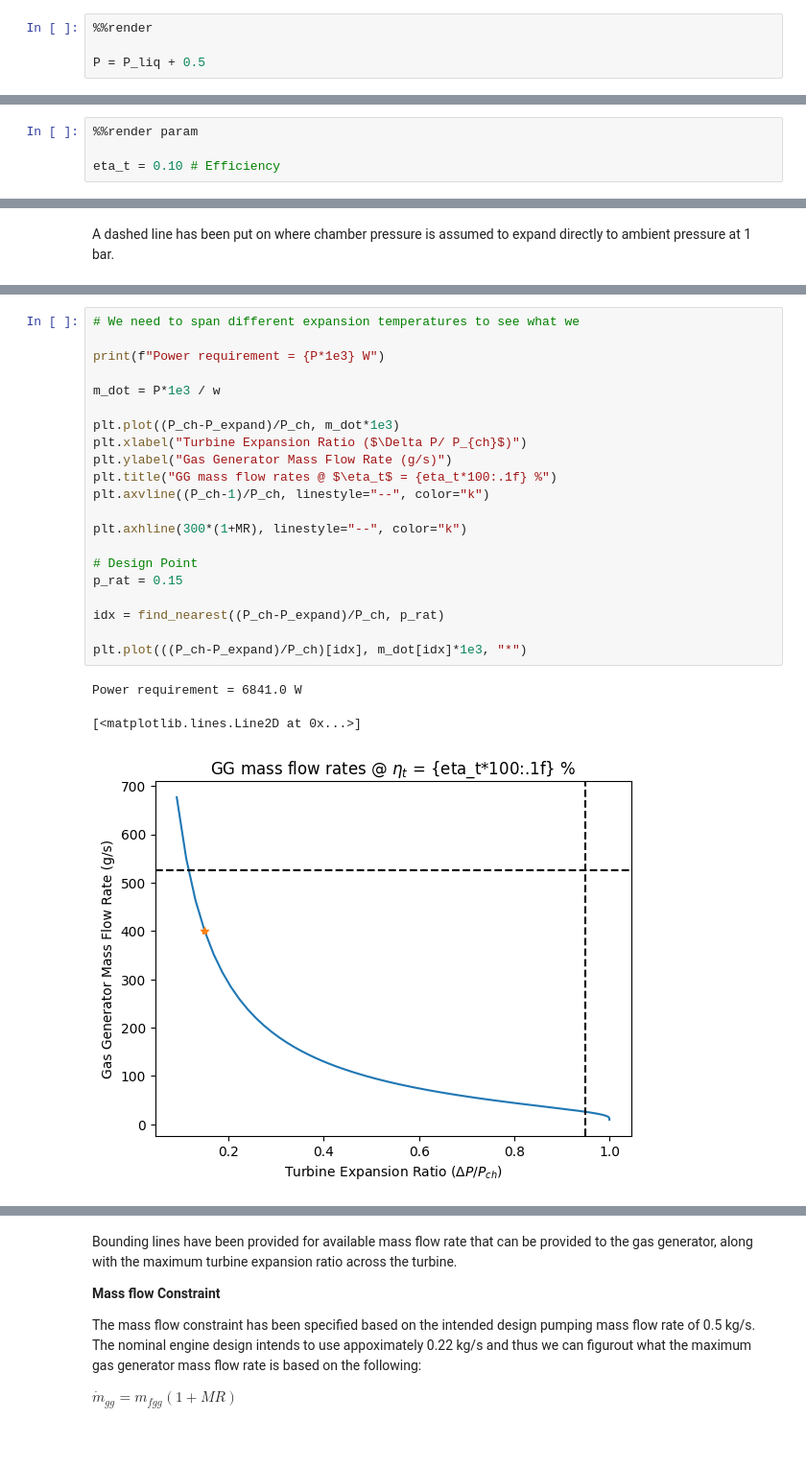
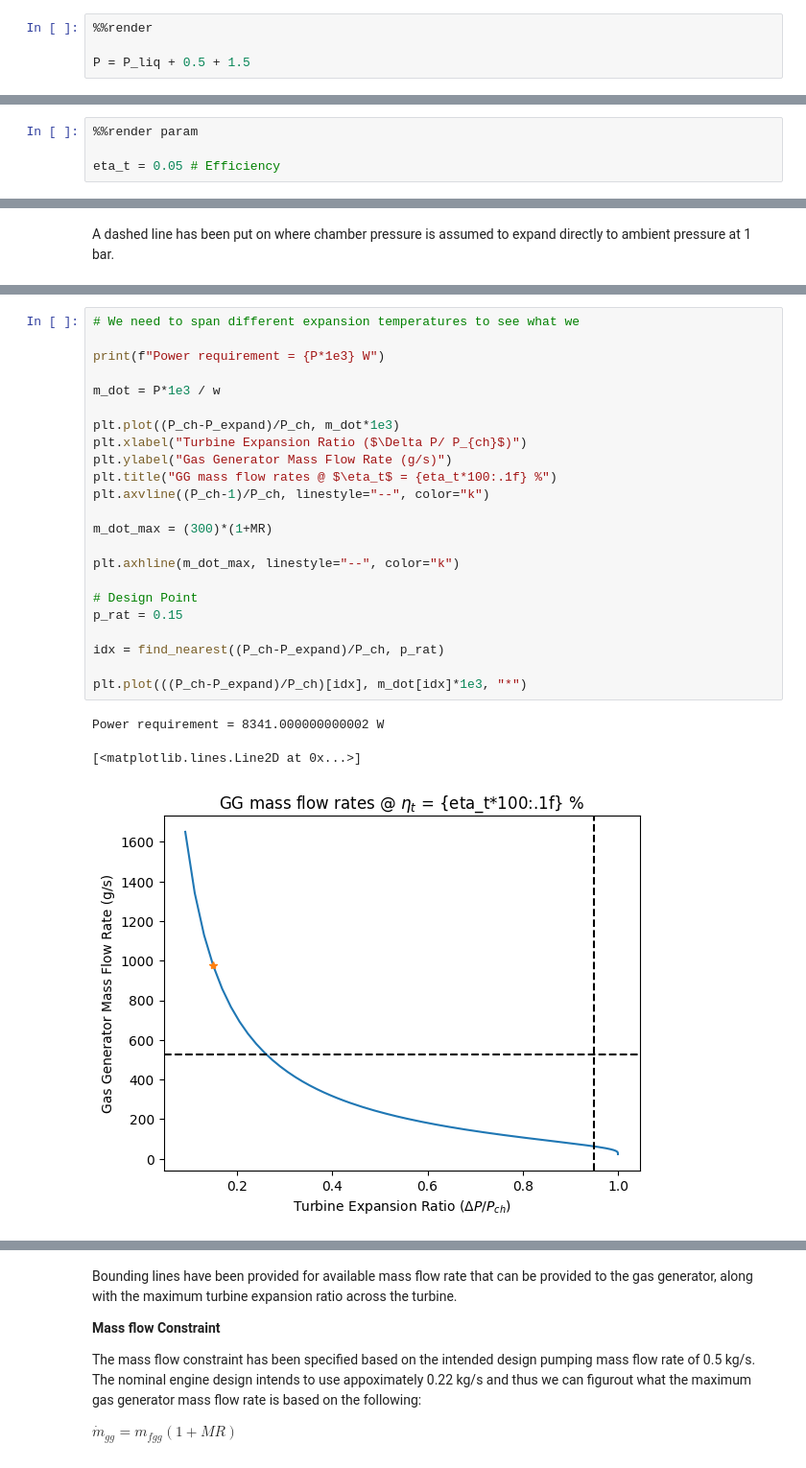
Before and after one commit to EliasAoubala/MermaidManBarnacleBoy, a Jupyter notebook: docs/turbine.ipynb, the cells around one changed output, grey strips where cells are left out. Shown at 96% size. Cells and saved outputs as stored; diff of their text form.

```diff
--- a/docs/turbine.ipynb
+++ b/docs/turbine.ipynb
@@ -207,7 +271,7 @@ Based on this, we can refine our power requirement for the turbopump to as follo
 # %%
 %%render
 
-P = P_liq + 0.5
+P = P_liq + 0.5 + 1.5
 # %% [output]
 \[
 \begin{aligned}
@@ -237,7 +301,7 @@ For the turbine stage efficiency, the following assumptions can be made:
 # %%
 %%render param
 
-eta_t = 0.10 # Efficiency
+eta_t = 0.05 # Efficiency
 # %% [output]
 \[
 \begin{aligned}
@@ -297,25 +366,27 @@ A dashed line has been put on where chamber pressure is assumed to expand direct
 # %%
 # We need to span different expansion temperatures to see what we
 
 print(f"Power requirement = {P*1e3} W")
 
 m_dot = P*1e3 / w
 
 plt.plot((P_ch-P_expand)/P_ch, m_dot*1e3)
 plt.xlabel("Turbine Expansion Ratio ($\Delta P/ P_{ch}$)")
 plt.ylabel("Gas Generator Mass Flow Rate (g/s)")
 plt.title("GG mass flow rates @ $\eta_t$ = {eta_t*100:.1f} %")
 plt.axvline((P_ch-1)/P_ch, linestyle="--", color="k")
 
-plt.axhline(300*(1+MR), linestyle="--", color="k")
+m_dot_max = (300)*(1+MR)
+
+plt.axhline(m_dot_max, linestyle="--", color="k")
 
 # Design Point
 p_rat = 0.15
 
 idx = find_nearest((P_ch-P_expand)/P_ch, p_rat)
 
 plt.plot(((P_ch-P_expand)/P_ch)[idx], m_dot[idx]*1e3, "*")
 # %% [output]
-Power requirement = 6841.0 W
+Power requirement = 8341.000000000002 W
 [<matplotlib.lines.Line2D at 0x...>]
-[figure, old version]
+[figure, new version]
```
Also changed, not shown: parts of 82 cells of this notebook.
